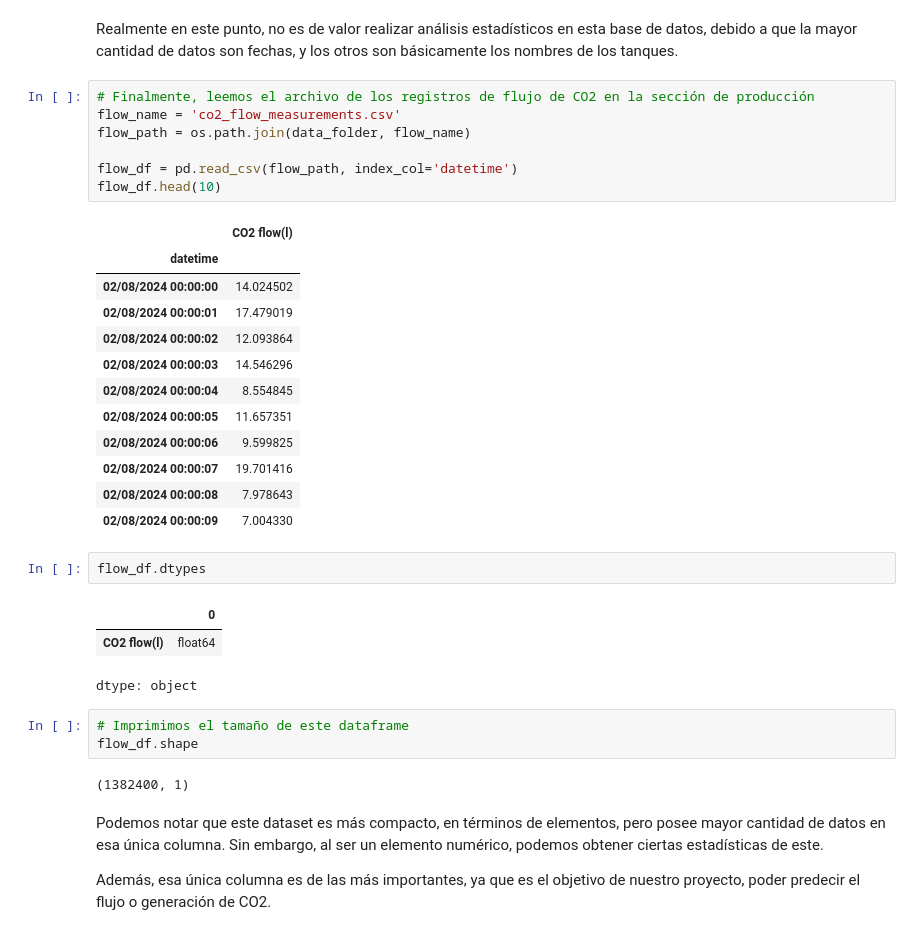
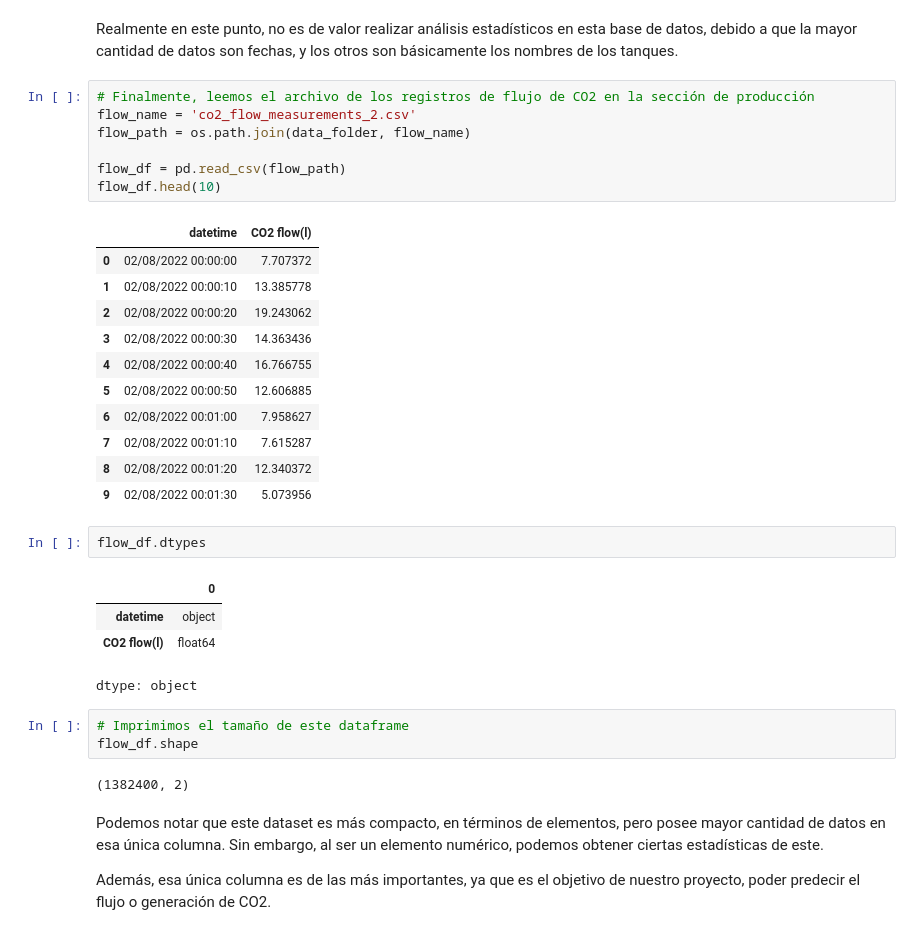
Before and after one commit to A01793469/CO2MassBalance_Equipo6, a Jupyter notebook: Avance1_Equipo6.ipynb, the cells around one changed output. Saved outputs shown, nothing was run; the diff lists cells and outputs as text.

```diff
--- a/Avance1_Equipo6.ipynb
+++ b/Avance1_Equipo6.ipynb
@@ -125,35 +144,35 @@ Del mismo modo, observamos que las 3 opciones, que se podían notar desde el tí
 Realmente en este punto, no es de valor realizar análisis estadísticos en esta base de datos, debido a que la mayor cantidad de datos son fechas, y los otros son básicamente los nombres de los tanques.
 # %%
 # Finalmente, leemos el archivo de los registros de flujo de CO2 en la sección de producción
-flow_name = 'co2_flow_measurements.csv'
+flow_name = 'co2_flow_measurements_2.csv'
 flow_path = os.path.join(data_folder, flow_name)
 
-flow_df = pd.read_csv(flow_path, index_col='datetime')
+flow_df = pd.read_csv(flow_path)
 flow_df.head(10)
 # %% [output]
-|  | CO2 flow(l) |
-| datetime |  |
-| 02/08/2024 00:00:00 | 14.024502 |
-| 02/08/2024 00:00:01 | 17.479019 |
-| 02/08/2024 00:00:02 | 12.093864 |
-| 02/08/2024 00:00:03 | 14.546296 |
-| 02/08/2024 00:00:04 | 8.554845 |
-| 02/08/2024 00:00:05 | 11.657351 |
-| 02/08/2024 00:00:06 | 9.599825 |
-| 02/08/2024 00:00:07 | 19.701416 |
-| 02/08/2024 00:00:08 | 7.978643 |
-| 02/08/2024 00:00:09 | 7.004330 |
+|  | datetime | CO2 flow(l) |
+| 0 | 02/08/2022 00:00:00 | 7.707372 |
+| 1 | 02/08/2022 00:00:10 | 13.385778 |
+| 2 | 02/08/2022 00:00:20 | 19.243062 |
+| 3 | 02/08/2022 00:00:30 | 14.363436 |
+| 4 | 02/08/2022 00:00:40 | 16.766755 |
+| 5 | 02/08/2022 00:00:50 | 12.606885 |
+| 6 | 02/08/2022 00:01:00 | 7.958627 |
+| 7 | 02/08/2022 00:01:10 | 7.615287 |
+| 8 | 02/08/2022 00:01:20 | 12.340372 |
+| 9 | 02/08/2022 00:01:30 | 5.073956 |
 # %%
 flow_df.dtypes
 # %% [output]
 |  | 0 |
+| datetime | object |
 | CO2 flow(l) | float64 |
 dtype: object
 # %%
 # Imprimimos el tamaño de este dataframe
 flow_df.shape
 # %% [output]
-(1382400, 1)
+(1382400, 2)
 # %% [markdown]
 Podemos notar que este dataset es más compacto, en términos de elementos, pero posee mayor cantidad de datos en esa única columna. Sin embargo, al ser un elemento numérico, podemos obtener ciertas estadísticas de este.
 
```
Also changed, not shown: parts of 30 cells of this notebook.
